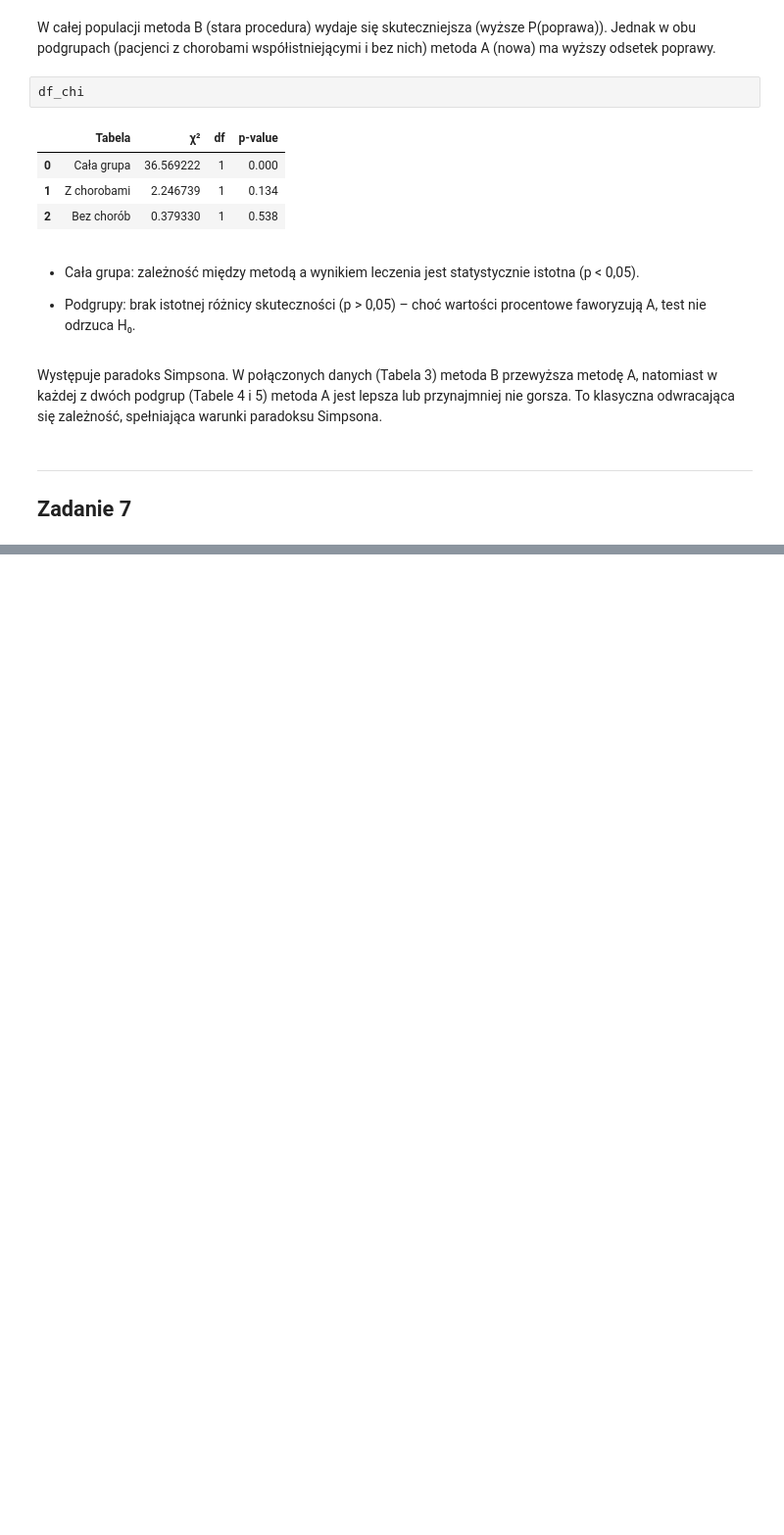
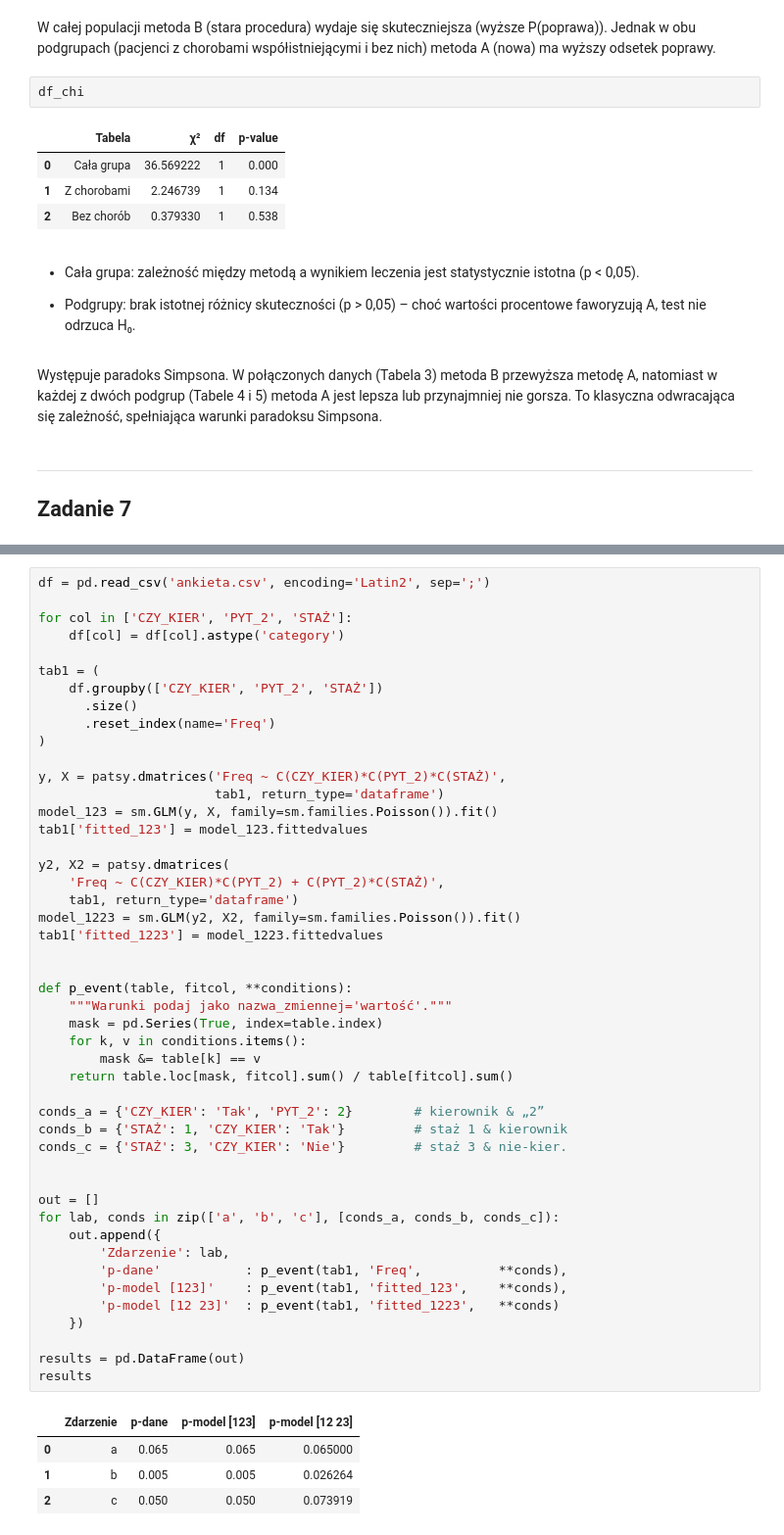
Before and after one commit to mathieuboro/Analysis_of_Survey_Data, a Jupyter notebook: Sprawozdanie3.ipynb, the cells around one changed output, grey strips where cells are left out. Shown at 98% size. Drawn from its saved outputs; the diff is of its cells as text; blank space fills up the shorter version.

```diff
--- a/Sprawozdanie3.ipynb
+++ b/Sprawozdanie3.ipynb
@@ -711,0 +383,52 @@ Model: Freq ~ C(PYT_2)*C(CZY_KIER)*C(STAŻ)
+# %%
+df = pd.read_csv('ankieta.csv', encoding='Latin2', sep=';')
+
+for col in ['CZY_KIER', 'PYT_2', 'STAŻ']:
+    df[col] = df[col].astype('category')
+
+tab1 = (
+    df.groupby(['CZY_KIER', 'PYT_2', 'STAŻ'])
+      .size()
+      .reset_index(name='Freq')
+)
+
+y, X = patsy.dmatrices('Freq ~ C(CZY_KIER)*C(PYT_2)*C(STAŻ)',
+                       tab1, return_type='dataframe')
+model_123 = sm.GLM(y, X, family=sm.families.Poisson()).fit()
+tab1['fitted_123'] = model_123.fittedvalues
+
+y2, X2 = patsy.dmatrices(
+    'Freq ~ C(CZY_KIER)*C(PYT_2) + C(PYT_2)*C(STAŻ)',
+    tab1, return_type='dataframe')
+model_1223 = sm.GLM(y2, X2, family=sm.families.Poisson()).fit()
+tab1['fitted_1223'] = model_1223.fittedvalues
+
+
+def p_event(table, fitcol, **conditions):
+    """Warunki podaj jako nazwa_zmiennej='wartość'."""
+    mask = pd.Series(True, index=table.index)
+    for k, v in conditions.items():
+        mask &= table[k] == v
+    return table.loc[mask, fitcol].sum() / table[fitcol].sum()
+
+conds_a = {'CZY_KIER': 'Tak', 'PYT_2': 2}        # kierownik & „2”
+conds_b = {'STAŻ': 1, 'CZY_KIER': 'Tak'}         # staż 1 & kierownik
+conds_c = {'STAŻ': 3, 'CZY_KIER': 'Nie'}         # staż 3 & nie-kier.
+
+
+out = []
+for lab, conds in zip(['a', 'b', 'c'], [conds_a, conds_b, conds_c]):
+    out.append({
+        'Zdarzenie': lab,
+        'p-dane'           : p_event(tab1, 'Freq',          **conds),
+        'p-model [123]'    : p_event(tab1, 'fitted_123',    **conds),
+        'p-model [12 23]'  : p_event(tab1, 'fitted_1223',   **conds)
+    })
+
+results = pd.DataFrame(out)
+results
+# %% [output]
+|  | Zdarzenie | p-dane | p-model [123] | p-model [12 23] |
+| 0 | a | 0.065 | 0.065 | 0.065000 |
+| 1 | b | 0.005 | 0.005 | 0.026264 |
+| 2 | c | 0.050 | 0.050 | 0.073919 |
```
Also changed, not shown: parts of 14 cells of this notebook.
